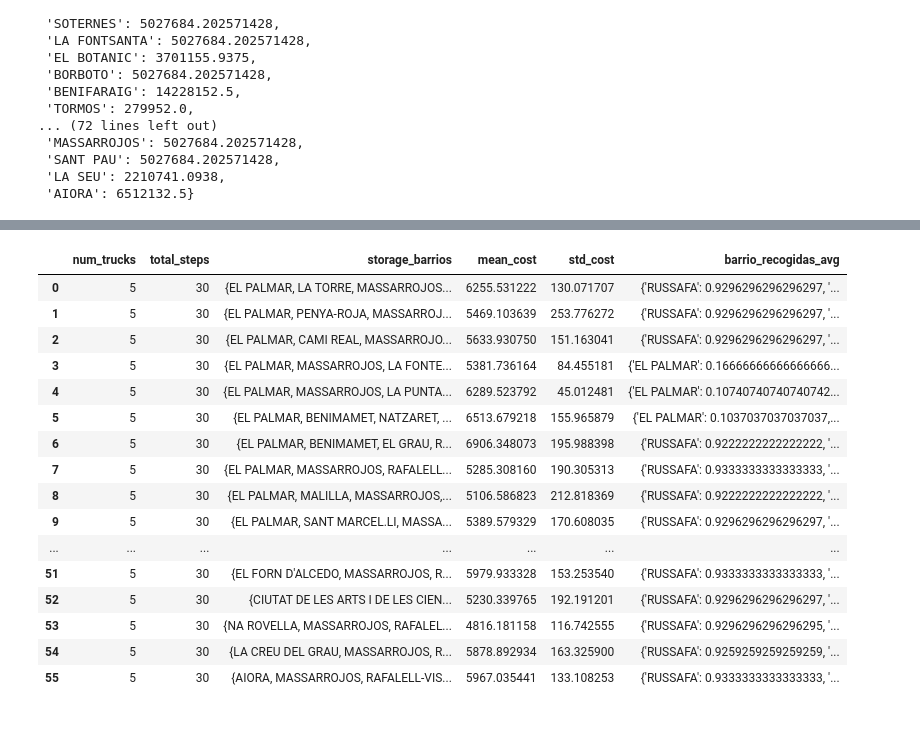
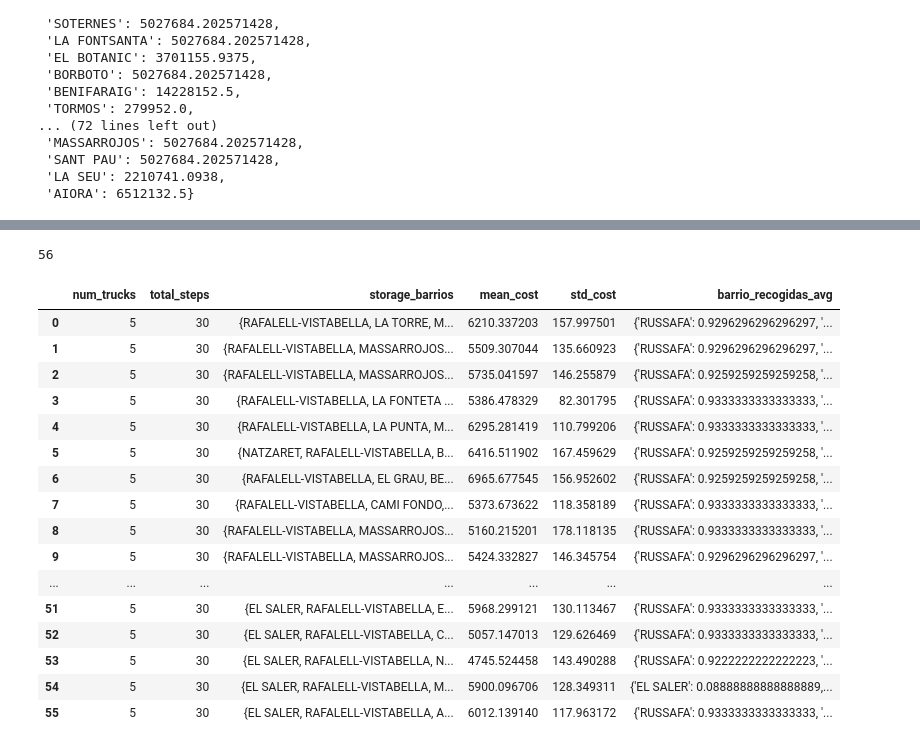
Before and after one commit to kev-usrr/SIM_FINAL, a Jupyter notebook: melodie2.ipynb, the cells around one changed output, grey strips where cells are left out. Saved outputs shown, nothing was run; the diff lists cells and outputs as text; code cells hidden in the pictures.

```diff
--- a/melodie2.ipynb
+++ b/melodie2.ipynb
@@ -575,23 +578,3 @@ class WasteCollectionModel(Model):
 
         df.to_csv(os.path.join(self.config.data_dir, f"truck_routes_{num_files + 1}.csv"), index=False)
         print("\nDatos de las rutas guardados en truck_routes_{}.csv".format(num_files + 1))
-# %%
-import time
-times = []
-num_trucks_list = [3]
-total_steps_list = [30]
-for num_trucks in  num_trucks_list:
-    for total_steps in total_steps_list:
-        for simulacion in range(10):
-            print(f"Simulación con {num_trucks} y {total_steps}")
-            simulator = Simulator(
-                config=WasteCollectionConfig(num_trucks = num_trucks ,
-                                             total_steps = total_steps),
-                scenario_cls=WasteCollectionScenario,
-                data_loader_cls=WasteCollectionDataLoader,
-                model_cls=WasteCollectionModel
-            )
-            t1 = time.time()
-            simulator.run()
-            t2 = time.time()
-            times.append(t2-t1)
@@ -1033,24 +971,29 @@ Camiones asignados a almacenes: ['RAFALELL-VISTABELLA', 'MASSARROJOS', 'EL PALMA
+# %%
+len(storage_combs_filter)
+# %% [output]
+56
 # %%
 df_statistics = get_statistics(num_files_per_exp=10,
                                num_trucks_list=[5],
                                total_steps_list=[30],
-                               storage_barrios=storage_combs_filter)
+                               storage_barrios=storage_combs_filter,
+                               resultados_path='resultados_storages/')
 df_statistics
 # %% [output]
 |  | num_trucks | total_steps | storage_barrios | mean_cost | std_cost | barrio_recogidas_avg |
-| 0 | 5 | 30 | {EL PALMAR, LA TORRE, MASSARROJOS... | 6255.531222 | 130.071707 | {'RUSSAFA': 0.9296296296296297, '... |
-| 1 | 5 | 30 | {EL PALMAR, PENYA-ROJA, MASSARROJ... | 5469.103639 | 253.776272 | {'RUSSAFA': 0.9296296296296297, '... |
-| 2 | 5 | 30 | {EL PALMAR, CAMI REAL, MASSARROJO... | 5633.930750 | 151.163041 | {'RUSSAFA': 0.9296296296296297, '... |
-| 3 | 5 | 30 | {EL PALMAR, MASSARROJOS, LA FONTE... | 5381.736164 | 84.455181 | {'EL PALMAR': 0.16666666666666666... |
-| 4 | 5 | 30 | {EL PALMAR, MASSARROJOS, LA PUNTA... | 6289.523792 | 45.012481 | {'EL PALMAR': 0.10740740740740742... |
-| 5 | 5 | 30 | {EL PALMAR, BENIMAMET, NATZARET, ... | 6513.679218 | 155.965879 | {'EL PALMAR': 0.1037037037037037,... |
-| 6 | 5 | 30 | {EL PALMAR, BENIMAMET, EL GRAU, R... | 6906.348073 | 195.988398 | {'RUSSAFA': 0.9222222222222222, '... |
-| 7 | 5 | 30 | {EL PALMAR, MASSARROJOS, RAFALELL... | 5285.308160 | 190.305313 | {'RUSSAFA': 0.9333333333333333, '... |
-| 8 | 5 | 30 | {EL PALMAR, MALILLA, MASSARROJOS,... | 5106.586823 | 212.818369 | {'RUSSAFA': 0.9222222222222222, '... |
-| 9 | 5 | 30 | {EL PALMAR, SANT MARCEL.LI, MASSA... | 5389.579329 | 170.608035 | {'RUSSAFA': 0.9296296296296297, '... |
+| 0 | 5 | 30 | {RAFALELL-VISTABELLA, LA TORRE, M... | 6210.337203 | 157.997501 | {'RUSSAFA': 0.9296296296296297, '... |
+| 1 | 5 | 30 | {RAFALELL-VISTABELLA, MASSARROJOS... | 5509.307044 | 135.660923 | {'RUSSAFA': 0.9296296296296297, '... |
+| 2 | 5 | 30 | {RAFALELL-VISTABELLA, MASSARROJOS... | 5735.041597 | 146.255879 | {'RUSSAFA': 0.9259259259259258, '... |
+| 3 | 5 | 30 | {RAFALELL-VISTABELLA, LA FONTETA ... | 5386.478329 | 82.301795 | {'RUSSAFA': 0.9333333333333333, '... |
+| 4 | 5 | 30 | {RAFALELL-VISTABELLA, LA PUNTA, M... | 6295.281419 | 110.799206 | {'RUSSAFA': 0.9333333333333333, '... |
+| 5 | 5 | 30 | {NATZARET, RAFALELL-VISTABELLA, B... | 6416.511902 | 167.459629 | {'RUSSAFA': 0.9259259259259258, '... |
+| 6 | 5 | 30 | {RAFALELL-VISTABELLA, EL GRAU, BE... | 6965.677545 | 156.952602 | {'RUSSAFA': 0.9259259259259258, '... |
+| 7 | 5 | 30 | {RAFALELL-VISTABELLA, CAMI FONDO,... | 5373.673622 | 118.358189 | {'RUSSAFA': 0.9333333333333333, '... |
+| 8 | 5 | 30 | {RAFALELL-VISTABELLA, MASSARROJOS... | 5160.215201 | 178.118135 | {'RUSSAFA': 0.9333333333333333, '... |
+| 9 | 5 | 30 | {RAFALELL-VISTABELLA, MASSARROJOS... | 5424.332827 | 146.345754 | {'RUSSAFA': 0.9296296296296297, '... |
 | ... | ... | ... | ... | ... | ... | ... |
-| 51 | 5 | 30 | {EL FORN D'ALCEDO, MASSARROJOS, R... | 5979.933328 | 153.253540 | {'RUSSAFA': 0.9333333333333333, '... |
-| 52 | 5 | 30 | {CIUTAT DE LES ARTS I DE LES CIEN... | 5230.339765 | 192.191201 | {'RUSSAFA': 0.9296296296296297, '... |
-| 53 | 5 | 30 | {NA ROVELLA, MASSARROJOS, RAFALEL... | 4816.181158 | 116.742555 | {'RUSSAFA': 0.9296296296296295, '... |
-| 54 | 5 | 30 | {LA CREU DEL GRAU, MASSARROJOS, R... | 5878.892934 | 163.325900 | {'RUSSAFA': 0.9259259259259259, '... |
-| 55 | 5 | 30 | {AIORA, MASSARROJOS, RAFALELL-VIS... | 5967.035441 | 133.108253 | {'RUSSAFA': 0.9333333333333333, '... |
+| 51 | 5 | 30 | {EL SALER, RAFALELL-VISTABELLA, E... | 5968.299121 | 130.113467 | {'RUSSAFA': 0.9333333333333333, '... |
+| 52 | 5 | 30 | {EL SALER, RAFALELL-VISTABELLA, C... | 5057.147013 | 129.626469 | {'RUSSAFA': 0.9333333333333333, '... |
+| 53 | 5 | 30 | {EL SALER, RAFALELL-VISTABELLA, N... | 4745.524458 | 143.490288 | {'RUSSAFA': 0.9222222222222223, '... |
+| 54 | 5 | 30 | {EL SALER, RAFALELL-VISTABELLA, M... | 5900.096706 | 128.349311 | {'EL SALER': 0.08888888888888889,... |
+| 55 | 5 | 30 | {EL SALER, RAFALELL-VISTABELLA, A... | 6012.139140 | 117.963172 | {'RUSSAFA': 0.9333333333333333, '... |
```
Also changed, not shown: parts of 10 cells of this notebook.
